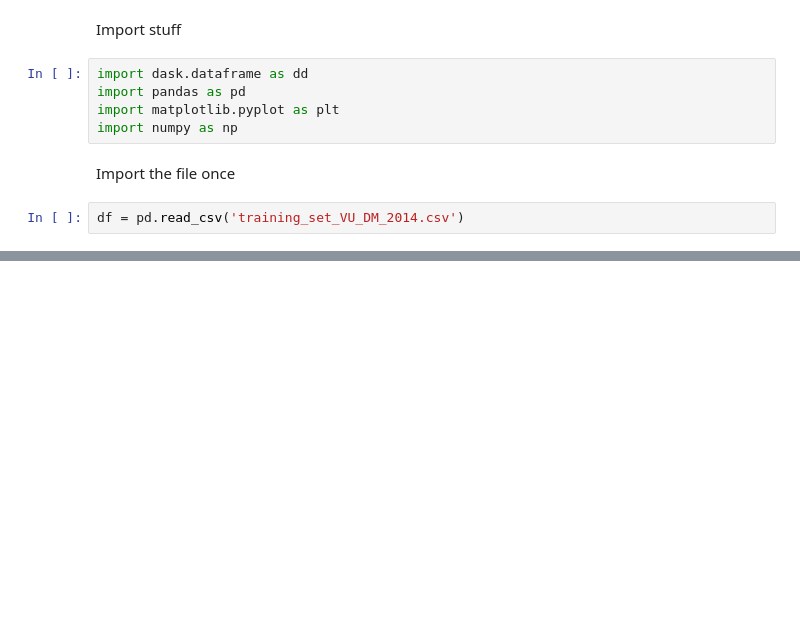
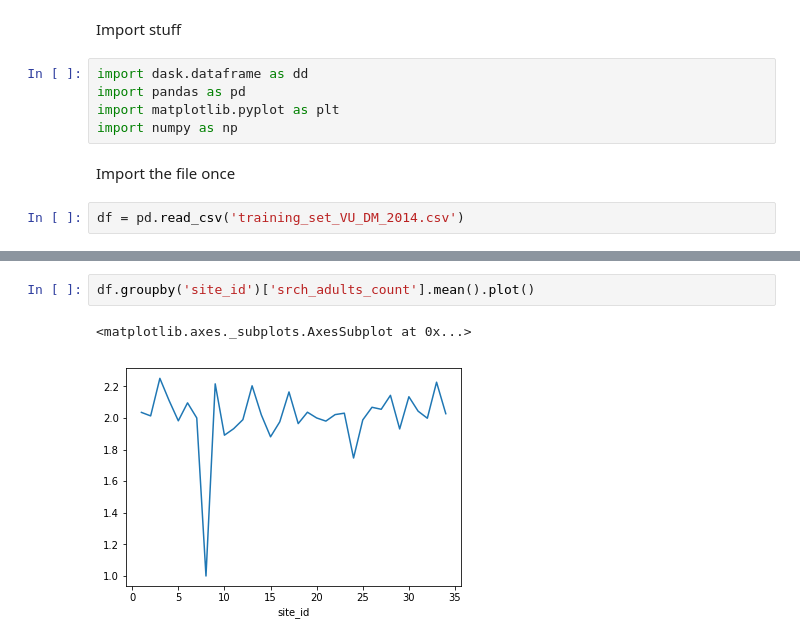
Before and after one commit to ryanb1994/DMT, a Jupyter notebook: Assignment 2/EDA Assignment 2 Jeffrey.ipynb, the cells around one changed output, grey strips where cells are left out. Drawn from its saved outputs; the diff is of its cells as text; blank space fills up the shorter version.

```diff
--- a/Assignment 2/EDA Assignment 2 Jeffrey.ipynb
+++ b/Assignment 2/EDA Assignment 2 Jeffrey.ipynb
@@ -222,0 +500,5 @@ Just a heads-up for logistic regression trained on position (of same training se
+# %%
+df.groupby('site_id')['srch_adults_count'].mean().plot()
+# %% [output]
+<matplotlib.axes._subplots.AxesSubplot at 0x...>
+[figure, added]
```
Also changed, not shown: parts of 85 cells of this notebook.
